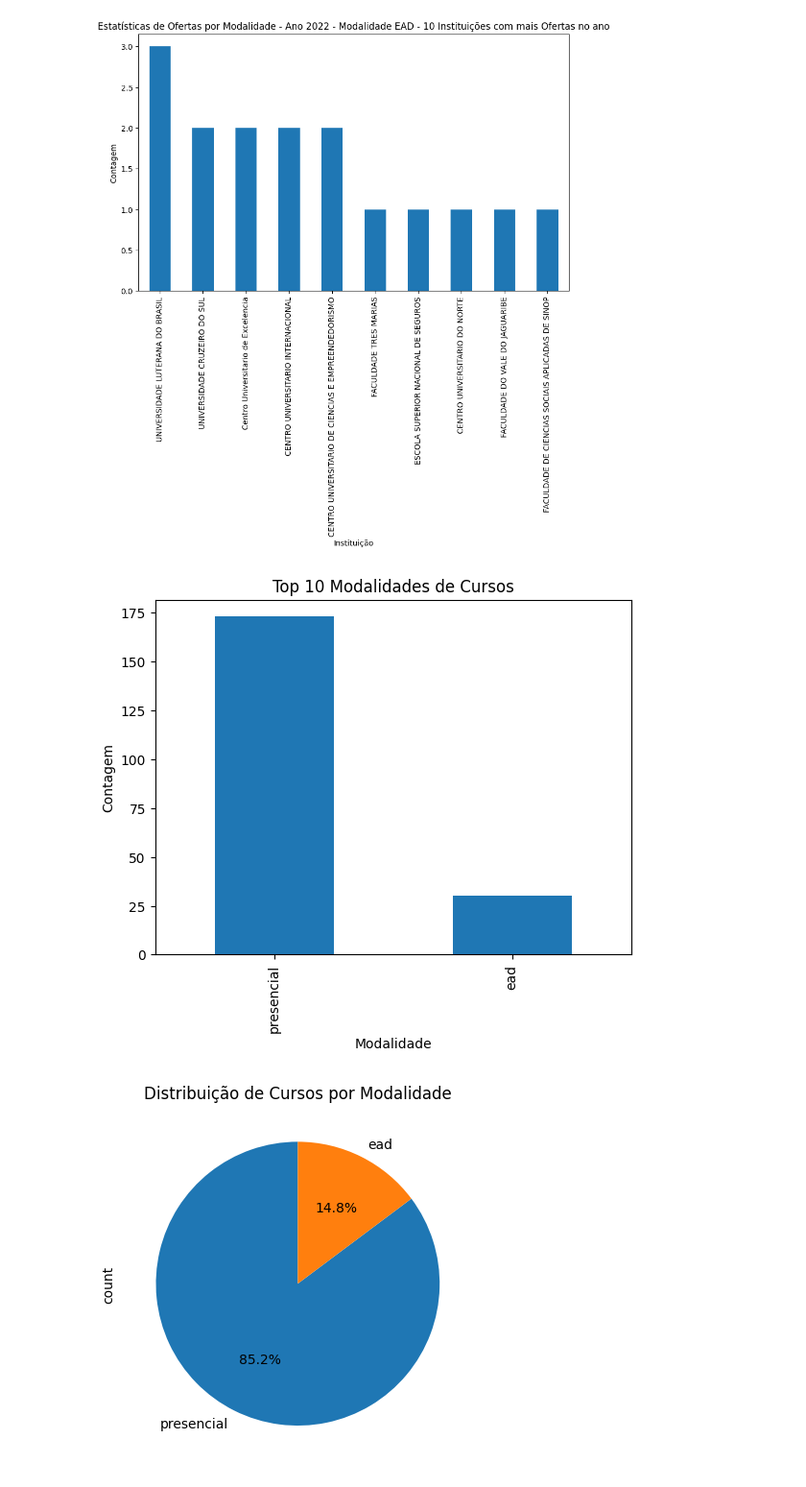
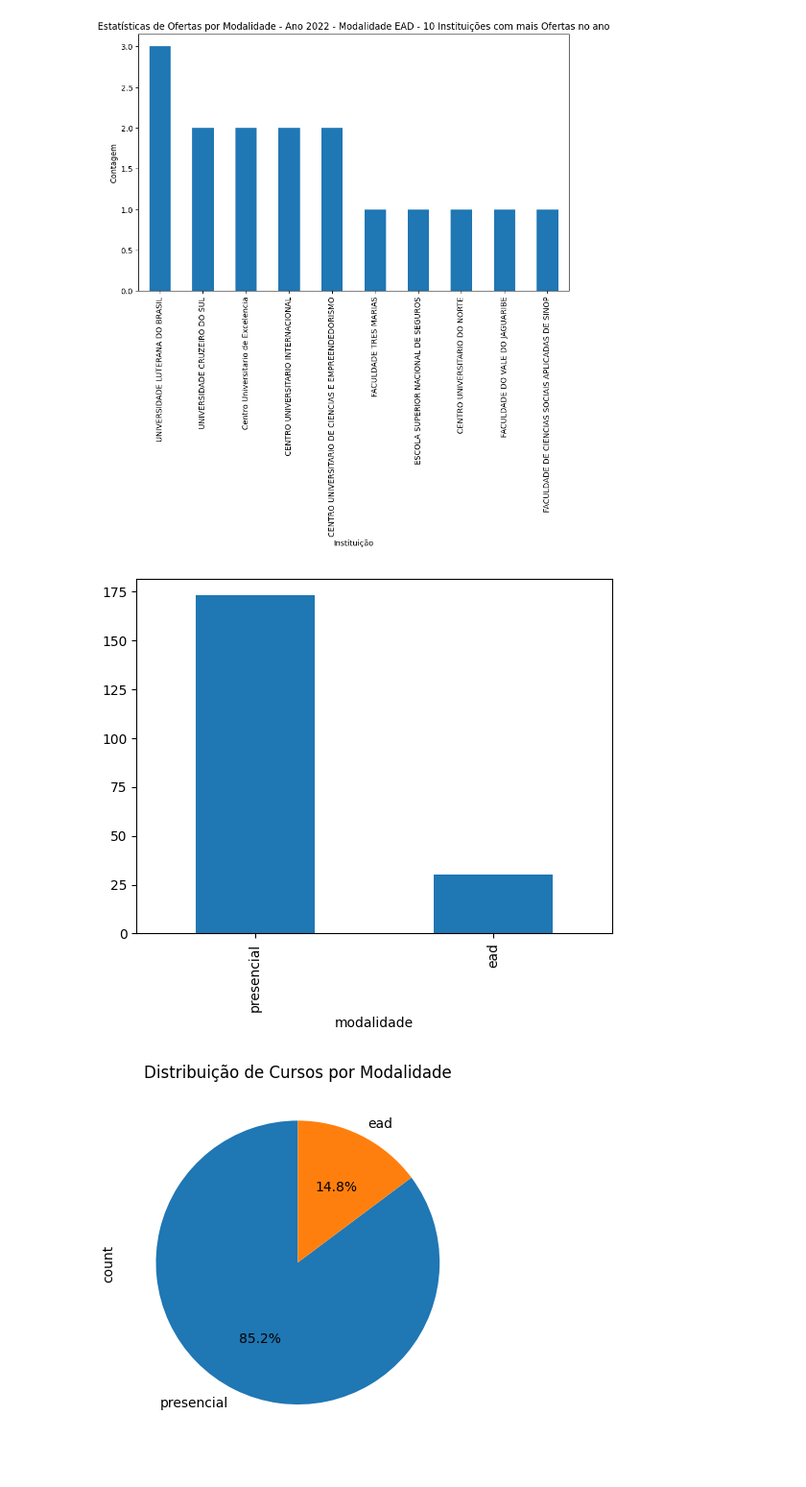
Before and after one commit to leticiaholsback/Projeto_Tec_de_Programacao__ADAtech, a Jupyter notebook: AdaTech_Dados_Projeto.ipynb, the cells around one changed output. Shown at 96% size. Cells and saved outputs as stored; diff of their text form; code cells hidden in the pictures.

```diff
--- a/AdaTech_Dados_Projeto.ipynb
+++ b/AdaTech_Dados_Projeto.ipynb
@@ -673,15 +673,9 @@ estatisticas_ofertas_por_modalidade(ofertas, 2022, 'ead')
 # %%
 df = pd.DataFrame(ofertas)
 
-# Obter as 10 primeiras contagens de modalidade
 top_modalidades = df['modalidade'].value_counts().head(10)
-
-# Criar gráfico de barras mostrando as 10 primeiras contagens de cursos por modalidade
 top_modalidades.plot(kind='bar')
-plt.title('Top 10 Modalidades de Cursos')
-plt.xlabel('Modalidade')
-plt.ylabel('Contagem')
 plt.show()
 # %% [output]
-[figure, old version]
+[figure, new version]
 # %%
```
Also changed, not shown: parts of 1 cell of this notebook, 1 other file.
